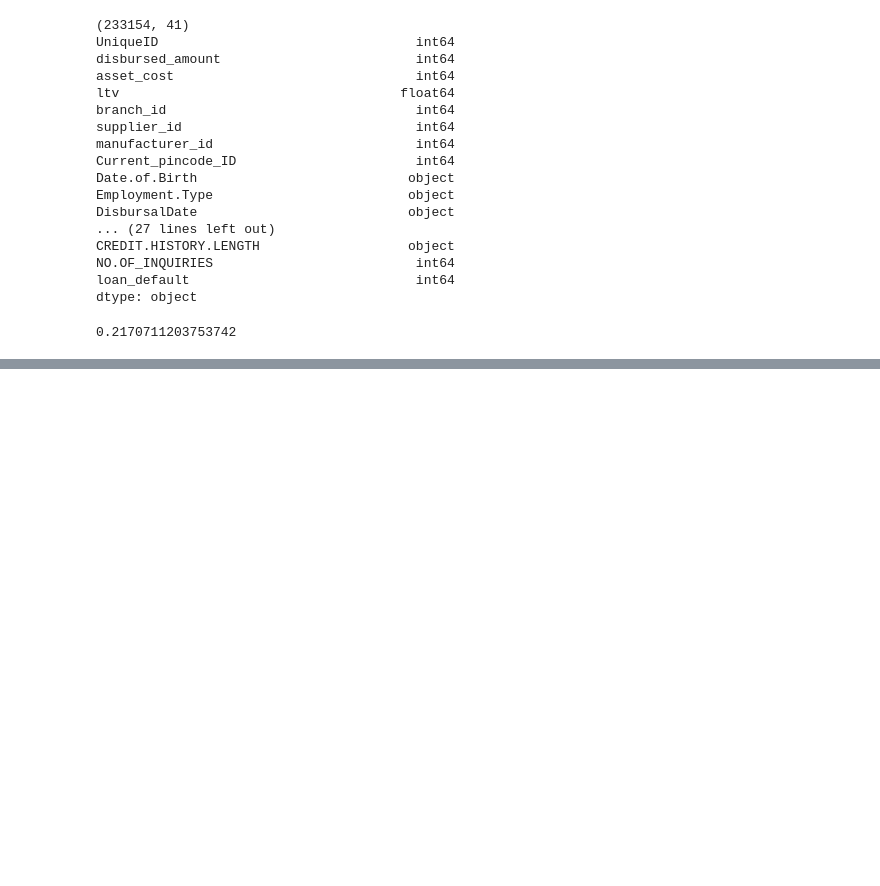
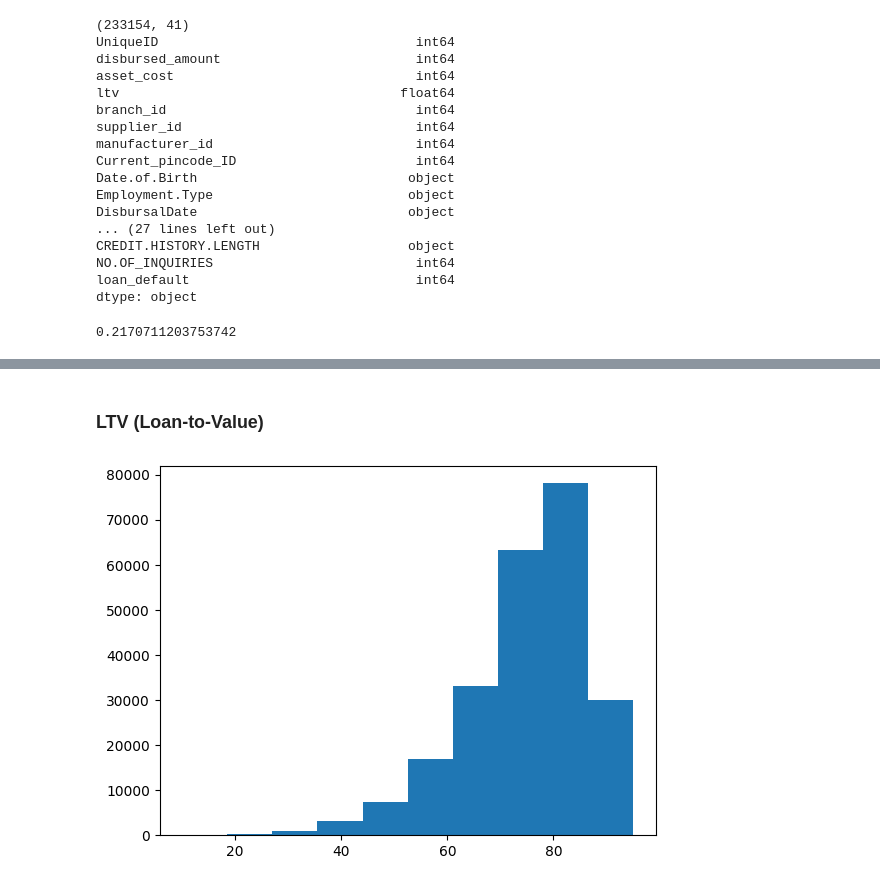
Before and after one commit to Catalysta/VehicleLoanDefault, a Jupyter notebook: src/VehicleLoanDefault.ipynb, the cells around one changed output, grey strips where cells are left out. Drawn from its saved outputs; the diff is of its cells as text; code cells hidden in the pictures; blank space fills up the shorter version.

```diff
--- a/src/VehicleLoanDefault.ipynb
+++ b/src/VehicleLoanDefault.ipynb
@@ -204,0 +136,7 @@ KeyError: 'Age'
+# %% [markdown]
+### LTV (Loan-to-Value)
+# %%
+plt.hist(dat['ltv'])
+plt.show()
+# %% [output]
+[figure, added]
```
Also changed, not shown: parts of 44 cells of this notebook.
